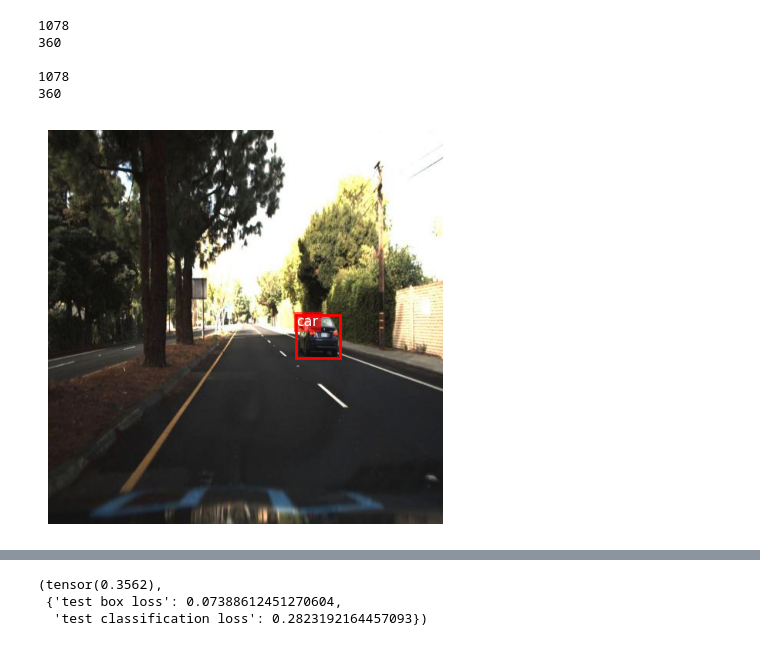
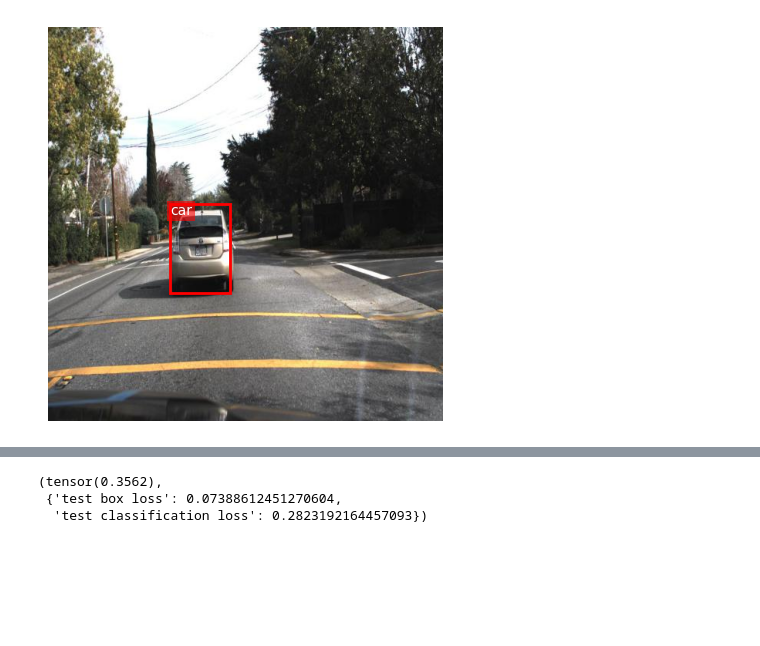
Before and after one commit to ElliotBlackstone/automotive-ssd-object-detection, a Jupyter notebook: ResNetBBoxAndClassifier_car.ipynb, the cells around one changed output, grey strips where cells are left out. Saved outputs shown, nothing was run; the diff lists cells and outputs as text; code cells hidden in the pictures; blank space fills up the shorter version.

```diff
--- a/ResNetBBoxAndClassifier_car.ipynb
+++ b/ResNetBBoxAndClassifier_car.ipynb
@@ -55,26 +55,12 @@ train_path_oo = folder_path / "train_one_obj"
 test_path_oo = folder_path / "test_one_obj"
 
 IMG_SIZE = 224
-# %%
-train_set, val_set =CarImageClass.make_train_test_split(train_data)
-
-print(len(train_set))
-print(len(val_set))
-print()
-print(len(train_set.annotate_df))
-print(len(val_set.annotate_df))
-# %% [output]
-1078
-360
-
-1078
-360
 # %%
 train_data = CarImageClass.ImageClass(targ_dir=train_path_oo, transform=None, file_pct=0.5)
 
-train_data.show_with_box(index=1, color='r', label=True)
+train_data.show_with_box(index=53, color='r', label=True)
 # %% [output]
-[figure, old version]
+[figure, new version]
 # %%
 class SingleBoxResNet18DetCls(nn.Module):
     def __init__(self, num_classes: int, img_hw: tuple[int,int], pretrained: bool=True):
```
Also changed, not shown: parts of 9 cells of this notebook, 1 other file.
